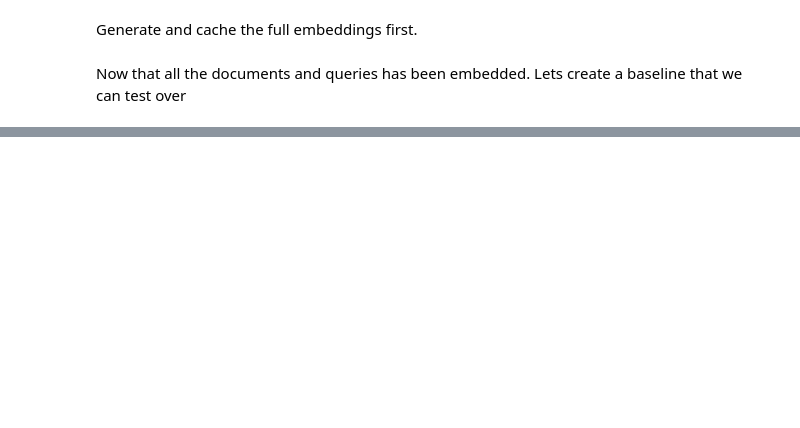
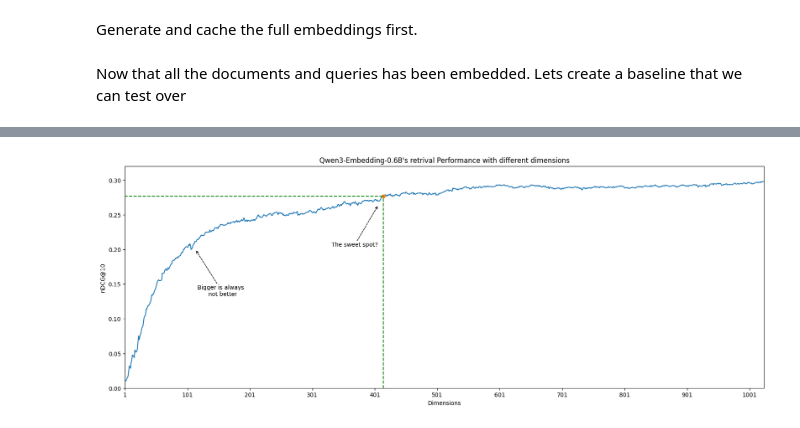
Before and after one commit to YashasviMantha/matryoshka-analysis, a Jupyter notebook: analysis.ipynb, the cells around one changed output, grey strips where cells are left out. Drawn from its saved outputs; the diff is of its cells as text; code cells hidden in the pictures; blank space fills up the shorter version.

Commit message:
results

```diff
--- a/analysis.ipynb
+++ b/analysis.ipynb
@@ -43,7 +46,7 @@ def create_collection(chroma_client):
     )
     return chroma_collection_documents
 # %%
-def index_docs(retain_dim):
+def index_docs(chroma_collection_documents, retain_dim):
     for doc in dataset.docs_iter():
         doc_text = doc.title + " " + doc.text
         doc_emb = fetch_embeddings(doc_text)["embeddings"][:retain_dim]
@@ -69,7 +72,7 @@ def fetch_query_embeddings(query):
     return query_embeddings
 
 
-def search(query_id, query_embeddings):
+def search(chroma_collection_documents, query_id, query_embeddings):
     search_resp = chroma_collection_documents.query(query_embeddings=[query_embeddings])
     # return search_resp["ids"][0]
     # return search_resp
@@ -119,0 +140,4 @@ Ranking metric NDCG@10 for rank profile: 0.3619
+# %%
+df = pd.DataFrame(results)
+# df.to_csv("./files/results.csv")
+df.head()
@@ -119,0 +151,6 @@ Ranking metric NDCG@10 for rank profile: 0.3619
+# %%
+def fetch_score_for_dim(dim, df=df):
+    return df[df["dimention"] == dim].iloc[0]["nDCG@10"]
+
+
+fetch_score_for_dim(10)
@@ -119,0 +159,67 @@ Ranking metric NDCG@10 for rank profile: 0.3619
+# %%
+x = df["dimention"]
+y = df["nDCG@10"]
+
+annotate_dim = 415
+annoatate_y = fetch_score_for_dim(annotate_dim)
+
+fig, ax = plt.subplots(figsize=(20, 7))
+(line,) = ax.plot(x, y)
+_ = plt.title("Qwen3-Embedding-0.6B's retrival Performance with different dimensions")
+_ = plt.xticks(np.arange(min(x), max(x) + 1, 100.0))
+_ = ax.plot([annotate_dim], [annoatate_y], "o")
+_ = plt.xlim(1, 1024)
+_ = plt.ylim(0, 0.32)
+_ = plt.xlabel("Dimensions")
+_ = plt.ylabel("nDCG@10")
+
+_ = ax.annotate(
+    "The sweet spot?",
+    xy=(annotate_dim, annoatate_y),
+    xycoords="data",
+    xytext=(-50, -90),
+    textcoords="offset points",
+    arrowprops=dict(
+        arrowstyle="->", facecolor="black", shrinkA=0, shrinkB=20, ls="dashed"
+    ),
+    horizontalalignment="center",
+    verticalalignment="bottom",
+    clip_on=True,
+)
+
+_ = ax.annotate(
+    "Bigger is always \n not better",
+    xy=(110, fetch_score_for_dim(110)),
+    xycoords="data",
+    xytext=(50, -90),
+    textcoords="offset points",
+    arrowprops=dict(
+        arrowstyle="->", facecolor="black", shrinkA=0, shrinkB=10, ls="dashed"
+    ),
+    horizontalalignment="center",
+    verticalalignment="bottom",
+    clip_on=True,
+)
+
+
+_ = ax.hlines(
+    y=annoatate_y,
+    xmin=0,
+    xmax=annotate_dim,
+    clip_on=True,
+    color="Green",
+    linestyle="--",
+)
+_ = ax.vlines(
+    x=annotate_dim,
+    ymin=0,
+    ymax=annoatate_y,
+    clip_on=True,
+    color="Green",
+    linestyle="--",
+)
+
+plt.savefig("./files/result.png")
+plt.show()
+# %% [output]
+[figure, added]
```
Also changed, not shown: parts of 8 cells of this notebook, 4 other files.
